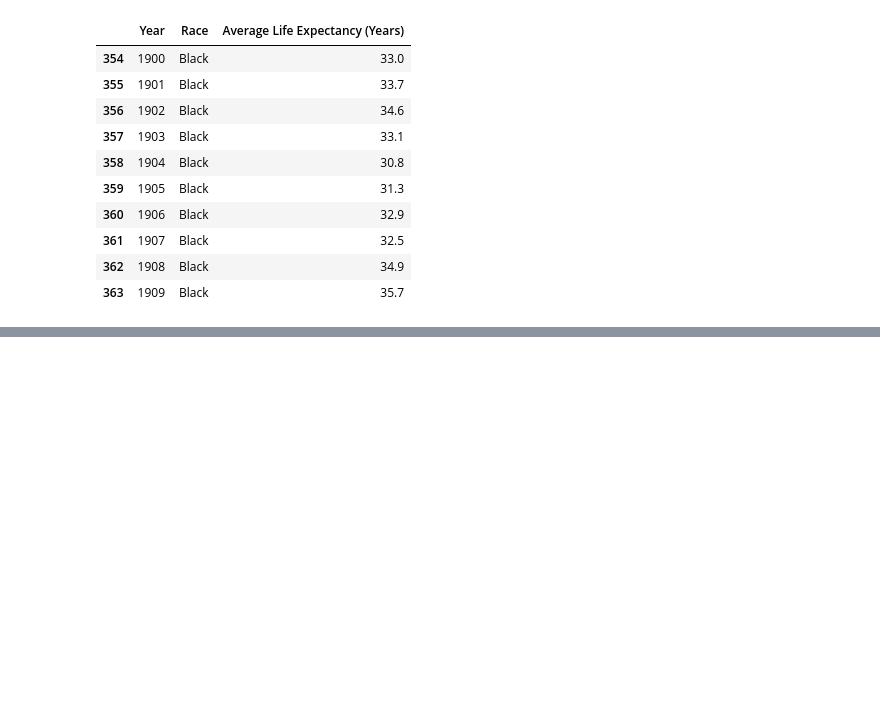
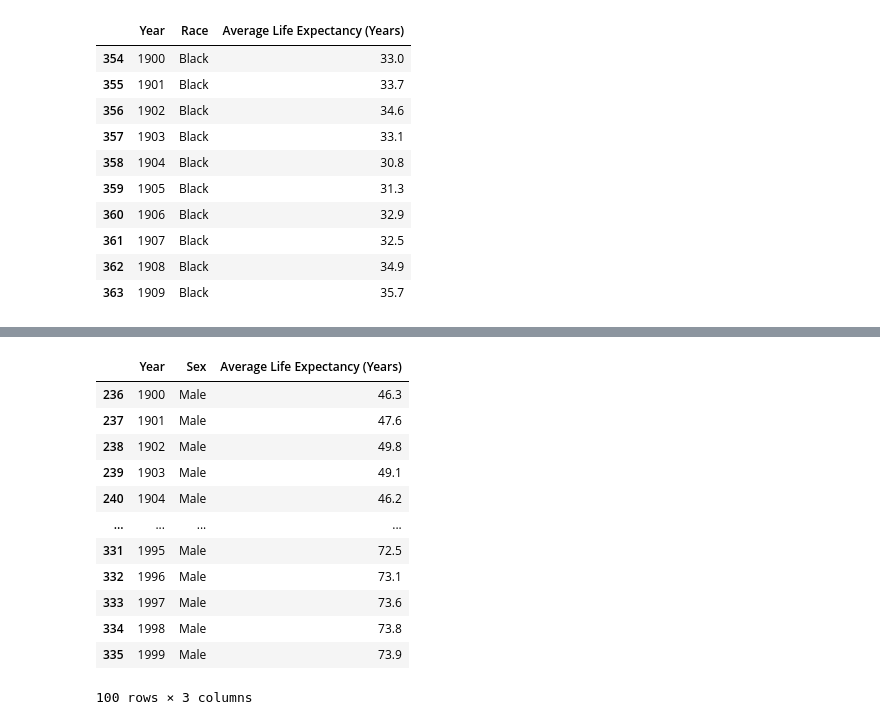
Before and after one commit to KristineYW/DS15-Unit-1-Build, a Jupyter notebook: Build_Week_1_Vis_1_LE.ipynb, the cells around one changed output, grey strips where cells are left out. Cells and saved outputs as stored; diff of their text form; code cells hidden in the pictures; blank space fills up the shorter version.

```diff
--- a/Build_Week_1_Vis_1_LE.ipynb
+++ b/Build_Week_1_Vis_1_LE.ipynb
@@ -192,0 +229,18 @@ dr_le_black.head(10)
+# %%
+dr_le_m = dr_le_by_sex[dr_le['Sex'] == 'Male']
+
+dr_le_m.head(100)
+# %% [output]
+|  | Year | Sex | Average Life Expectancy (Years) |
+| 236 | 1900 | Male | 46.3 |
+| 237 | 1901 | Male | 47.6 |
+| 238 | 1902 | Male | 49.8 |
+| 239 | 1903 | Male | 49.1 |
+| 240 | 1904 | Male | 46.2 |
+| ... | ... | ... | ... |
+| 331 | 1995 | Male | 72.5 |
+| 332 | 1996 | Male | 73.1 |
+| 333 | 1997 | Male | 73.6 |
+| 334 | 1998 | Male | 73.8 |
+| 335 | 1999 | Male | 73.9 |
+100 rows × 3 columns
```
Also changed, not shown: parts of 11 cells of this notebook.
